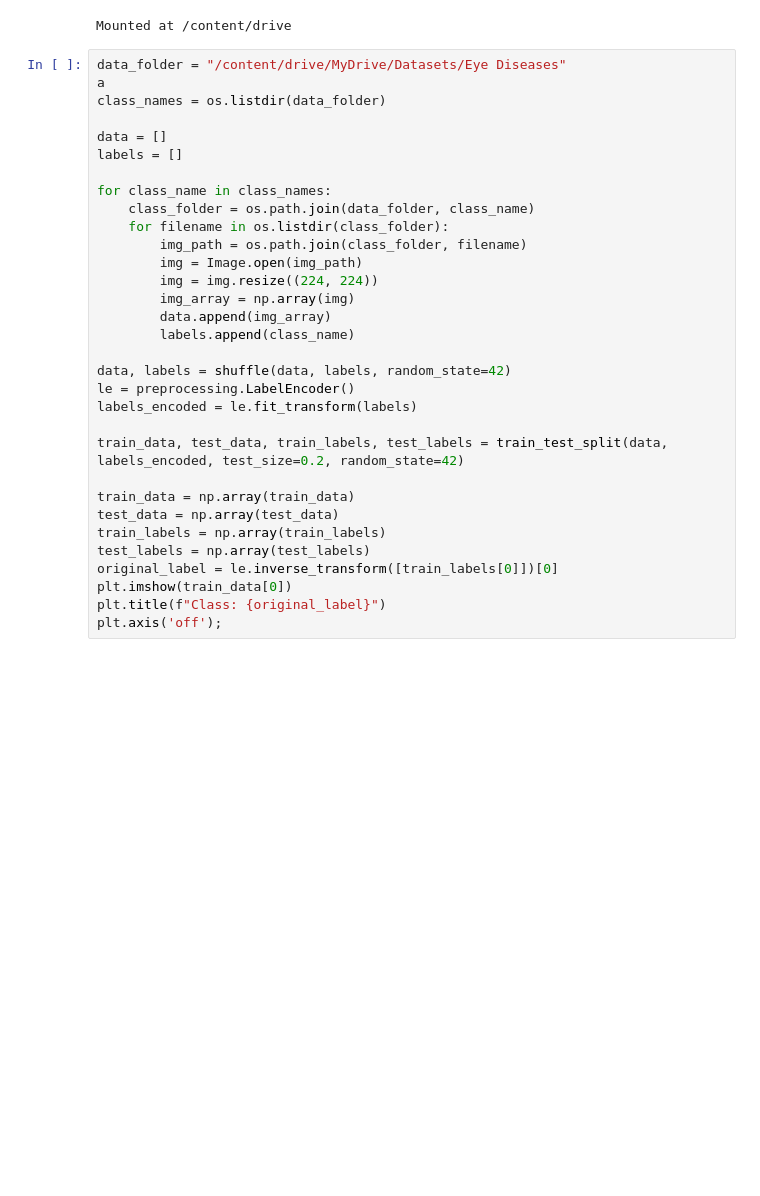
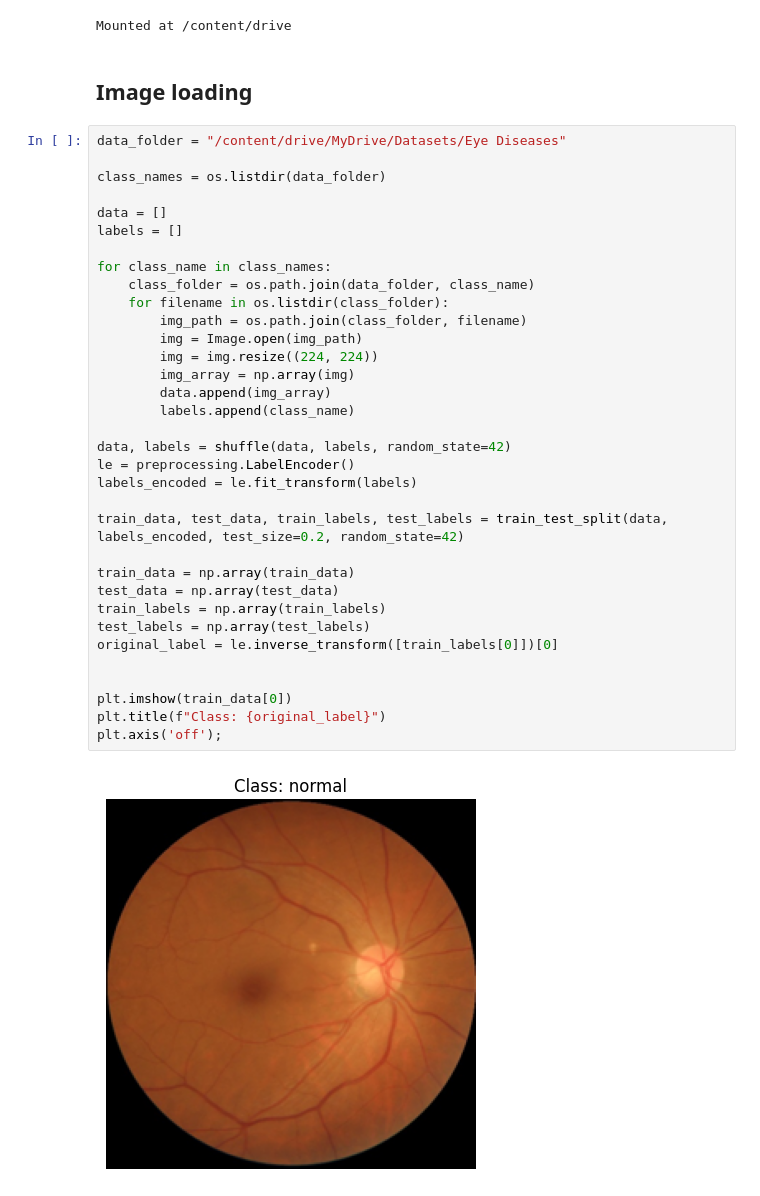
Before and after one commit to michni00/Image-Classification, a Jupyter notebook: Image_Classification.ipynb, the cells around one changed output. Cells and saved outputs as stored; diff of their text form; blank space fills up the shorter version.

```diff
--- a/Image_Classification.ipynb
+++ b/Image_Classification.ipynb
@@ -12,35 +13,41 @@ from google.colab import drive
 drive.mount('/content/drive')
 # %% [output]
 Mounted at /content/drive
+# %% [markdown]
+## Image loading
 # %%
 data_folder = "/content/drive/MyDrive/Datasets/Eye Diseases"
-a
+
 class_names = os.listdir(data_folder)
 
 data = []
 labels = []
 
 for class_name in class_names:
     class_folder = os.path.join(data_folder, class_name)
     for filename in os.listdir(class_folder):
         img_path = os.path.join(class_folder, filename)
         img = Image.open(img_path)
         img = img.resize((224, 224))
         img_array = np.array(img)
         data.append(img_array)
         labels.append(class_name)
 
 data, labels = shuffle(data, labels, random_state=42)
 le = preprocessing.LabelEncoder()
 labels_encoded = le.fit_transform(labels)
 
 train_data, test_data, train_labels, test_labels = train_test_split(data, labels_encoded, test_size=0.2, random_state=42)
 
 train_data = np.array(train_data)
 test_data = np.array(test_data)
 train_labels = np.array(train_labels)
 test_labels = np.array(test_labels)
 original_label = le.inverse_transform([train_labels[0]])[0]
+
+
 plt.imshow(train_data[0])
 plt.title(f"Class: {original_label}")
 plt.axis('off');
+# %% [output]
+[figure, added]
```
Also changed, not shown: parts of 13 cells of this notebook.
